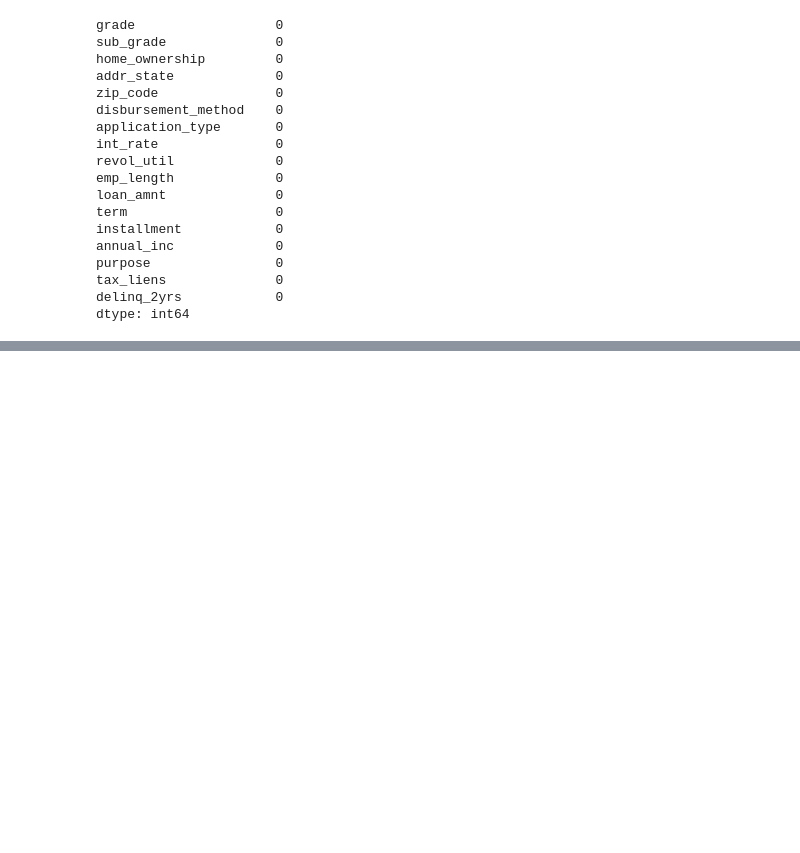
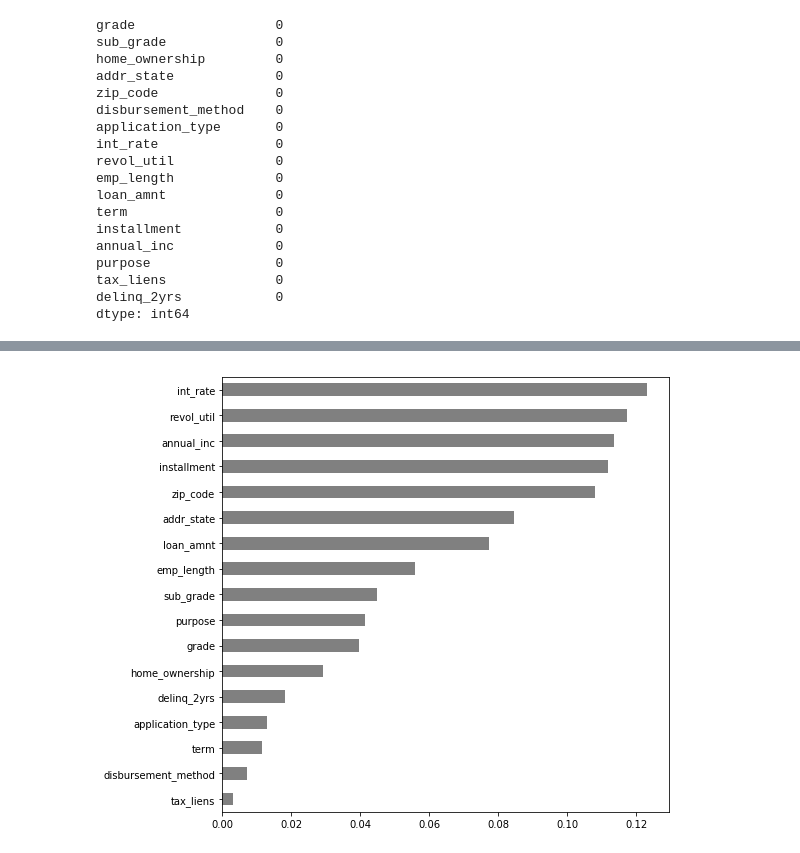
Before and after one commit to bloominstituteoftechnology/DS-Unit-4-Sprint-1-Tree-Ensembles, a Jupyter notebook: module1-decision-trees/assignment1.ipynb, the cells around one changed output, grey strips where cells are left out. Drawn from its saved outputs; the diff is of its cells as text; code cells hidden in the pictures; blank space fills up the shorter version.

```diff
--- a/module1-decision-trees/assignment1.ipynb
+++ b/module1-decision-trees/assignment1.ipynb
@@ -260,0 +321,5 @@ predictions
+# %%
+from sklearn.metrics import roc_auc_score
+rf_pipe.fit(X_train, y_train)
+y_pred_proba = pipe.named_steps['randomforestclassifier'].oob_decision_function_[:, 1]
+print('ROC AUC, Out-of-Bag estimate:', roc_auc_score(y_train, y_pred_proba))
@@ -260,0 +333,20 @@ predictions
+# %%
+max_depths = list(range(2, 12, 2)) + [None]
+
+for max_depth in max_depths:
+
+    pipe = make_pipeline(
+        ce.OrdinalEncoder(),
+        RandomForestClassifier(
+            n_estimators=100,
+            class_weight='balanced',
+            max_depth=max_depth,
+            oob_score=True,
+            n_jobs=-1
+        )
+    )
+
+    pipe.fit(X_train, y_train)
+    y_pred_proba = pipe.named_steps['randomforestclassifier'].oob_decision_function_[:, 1]
+    print('Max Depth:', max_depth)
+    print('ROC AUC, OOB:', roc_auc_score(y_train, y_pred_proba))
@@ -260,0 +366,21 @@ predictions
+# %%
+def show_feature_importances(
+    pipe, X, y, estimator_name='randomforestclassifier',
+    n=20, figsize=(8, 8)):
+
+    # pipe must not change dimensions of X dataframe
+    pipe.fit(X, y)
+
+    importances = pd.Series(
+        pipe.named_steps[estimator_name].feature_importances_,
+        X.columns)
+
+    top_n = importances.sort_values(ascending=False)[:n]
+
+    plt.figure(figsize=figsize)
+    top_n.sort_values().plot.barh(color='grey')
+
+
+show_feature_importances(pipe, X_train, y_train)
+# %% [output]
+[figure, added]
```
Also changed, not shown: parts of 19 cells of this notebook, 2 other files.
